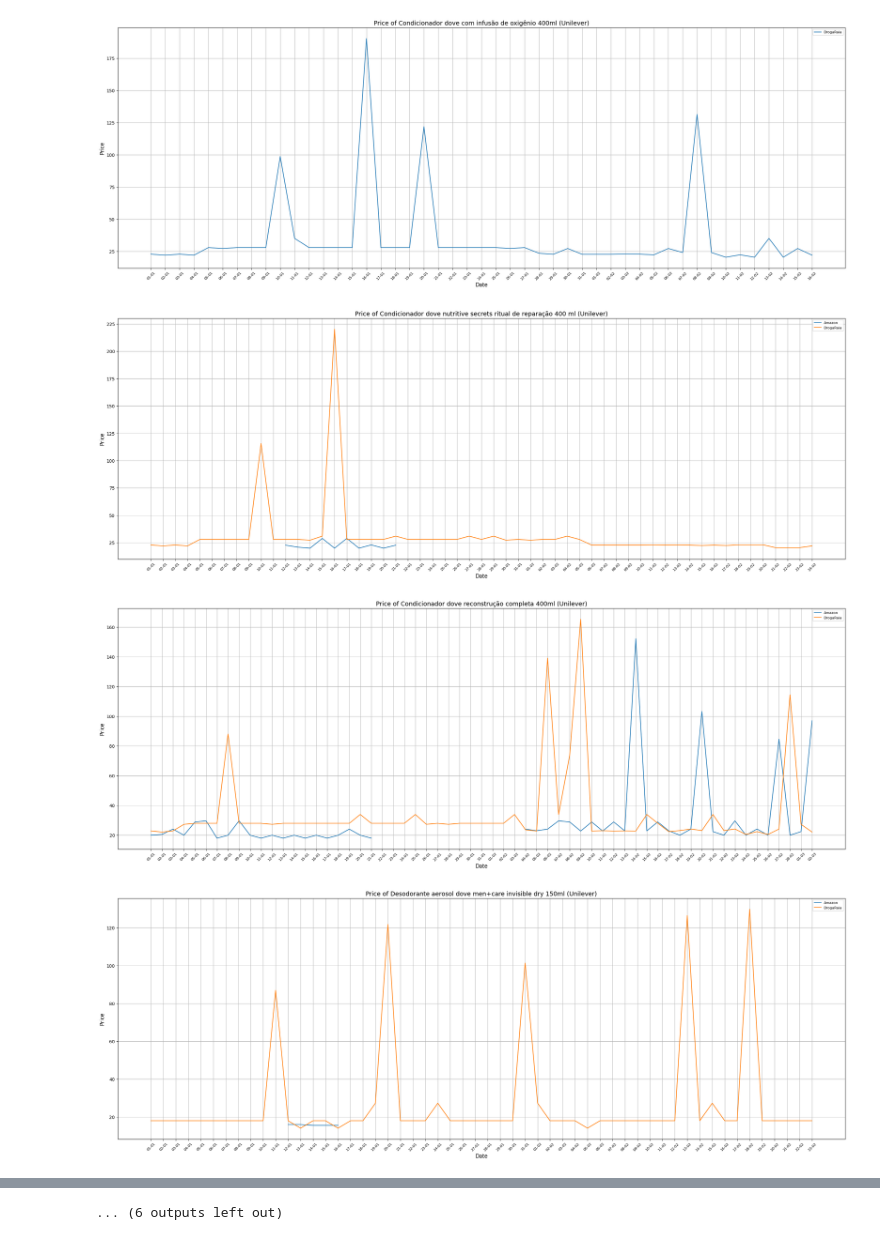
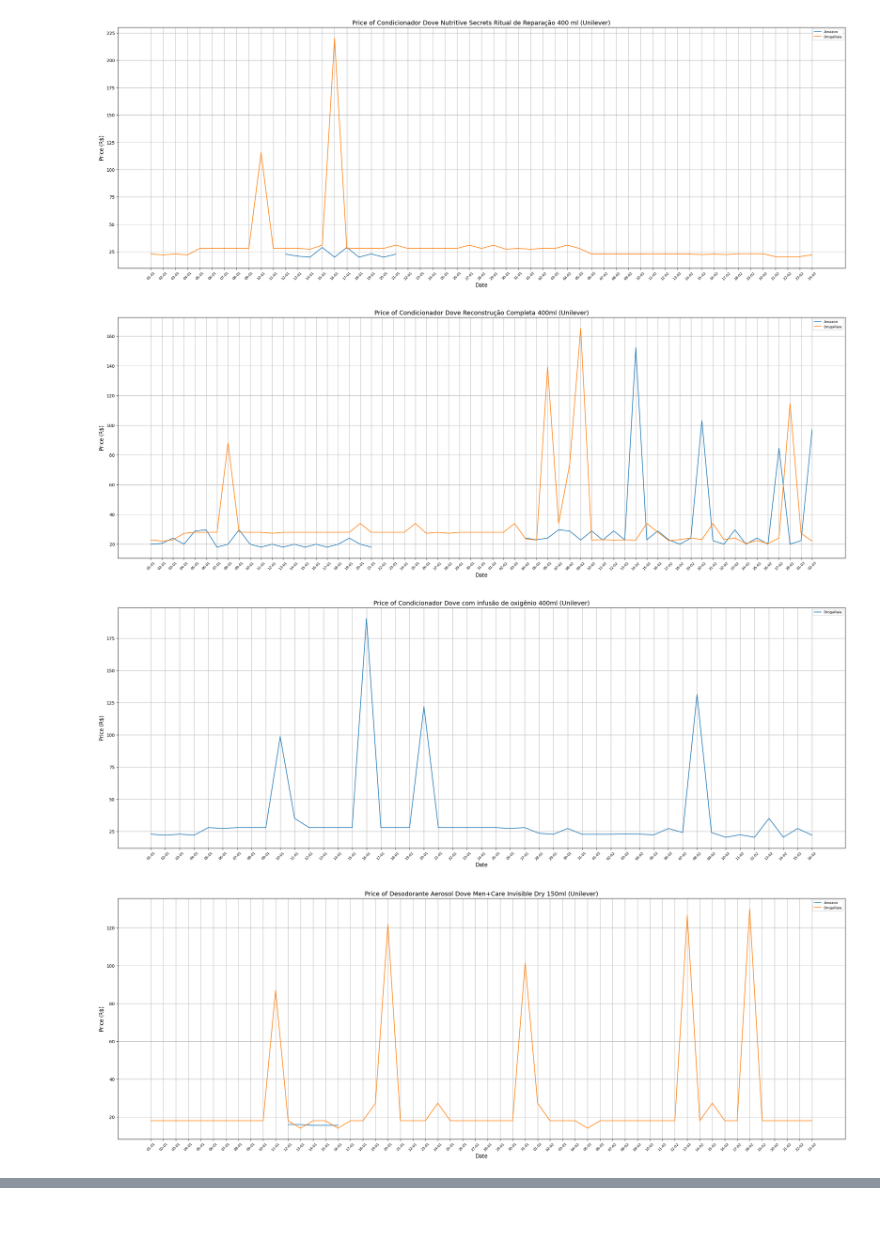
Before and after one commit to luizavboas/test-analytics-engineer_luiza, a Jupyter notebook: notebooks/data_analysis.ipynb, the cells around one changed output, grey strips where cells are left out. Drawn from its saved outputs; the diff is of its cells as text; code cells hidden in the pictures.

```diff
--- a/notebooks/data_analysis.ipynb
+++ b/notebooks/data_analysis.ipynb
@@ -26,6 +26,10 @@ def customer_identifier(df):
     df_result["Specifics"] = df_result["Customer"]
     df_result["Specifics"] = df_result["Specifics"].str.replace(r'^.+ - ','')
     df_result["Customer"] = df_result["Customer"].str.replace(r' - .+$','')
+
+    # All character uppercased
+    df_result[(df_result["Customer"].str.isupper())&((df_result["Customer"].str.find(r'[A-Z]+'))>3)]["Customer"].str.title()
+
     df_result.loc[(df_result["Specifics"].str.find("Concorrente")!=-1),"Competitor"] = 1
     df_result.loc[(df_result["Specifics"].str.find("Concorrente")!=-1),"Specifics"].str.replace("Concorrente",'')
 
@@ -93,7 +97,7 @@ def fix_inconsistences(df, key_error):
     # Situation 2
     elif(key_error == 'negative'):
         mean_prices = pd.DataFrame(df_result.loc[(df["FinalPrice"] > 0),
-                                ["FinalPrice","MasterKey_RetailerProduct"]].groupby("MasterKey_RetailerProduct").mean())
+        ["FinalPrice","MasterKey_RetailerProduct"]].groupby("MasterKey_RetailerProduct").mean())
 
 
         for item in df_result.loc[(df_result["FinalPrice"] < 0),["FinalPrice","MasterKey_RetailerProduct"]].index.values:
@@ -117,9 +121,9 @@ df_coletas = pd.read_csv(path+"Coletas.csv", na_values = na_vls, nrows = nrows)
 
 # Handling missing values
 df_coletas.dropna(inplace=True, how = 'all')
-df_coletas.fillna(value = 0, inplace=True)
 df_prod.dropna(inplace=True, how = 'all')
 df_prod.fillna(value = '', inplace=True)
+df_coletas.fillna(value = 0, inplace=True)
 
 # Register DataFrames Shapes
 clt_cols, clt_rows = df_coletas.shape
@@ -159,9 +163,10 @@ df_coletas["DateIns"] = pd.to_datetime(df_coletas["DateIns"].values).strftime('%
 
 # Formatting "Department","Category", "Product" columns strings to begin (each word) with upper case
 
-for cols in df_prod[["Department","Category", "Product"]].columns.values:
+for cols in df_prod[["Department","Category"]].columns.values:
     df_prod[cols] = df_prod[cols].str.capitalize()
 
 # Formatting "Brand" column value strings to begin with upper case
-df_prod.loc[(df_prod["Brand"] != df_prod["Customer"]),"Brand"].str.title()
+# All character uppercased
+df_prod[(df_prod["Brand"].str.isupper())&((df_prod["Customer"].str.find(r'[A-Z]+'))>3)]["Brand"].str.title()
 # %% [output]
@@ -218,9 +212,9 @@ for brand in pd.unique(df_selected_customer["Brand"]):
     if not pivot_data.empty:
         # Create a bar chart for each EAN
         #ax = pivot_data.plot(kind='bar')
-        ax = pivot_data.plot(kind='bar', figsize=(20, 5))
+        ax = pivot_data.plot(kind='bar', figsize=(15, 8))
         ax.set_xlabel('Product', fontsize=12)                                   # Xlabel font and size
-        ax.set_ylabel('Price', fontsize=12)                                     # Ylabel font and size
+        ax.set_ylabel('Price (R$)', fontsize=12)                                     # Ylabel font and size
 
         ax.set_title(f'Price Comparison for {brand} ({selected_customer})', fontsize=14)
 
@@ -284,9 +278,12 @@ Shampoo de glicerina baby dove hidratação glice...   19.01      19.78
 from matplotlib.dates import DateFormatter
 
 # Customer Price Analysis
-selected_customer = 'Unilever'
-selected_brand = 'Dove'
-selected_retailers = ['Amazon', 'DrogaRaia', 'Drogasil', 'Mercado Livre']
+selected_customer = 'Unilever'      #--> Customer name
+selected_brand = 'Dove'             #--> Customer associated brand
+
+selected_retailers = ['Amazon', 'DrogaRaia', 'Drogasil', 'Mercado Livre']   #--> Retailers to be analized
+
+num_ean = 5                         # --> Number of selected_brand products which prices will be analized
 
 df_join2 = df_prod.merge(right = df_coletas, how='inner',\
                         on = 'MasterKey_RetailerProduct').groupby(\
@@ -303,7 +300,7 @@ df_selected = df_join2[(df_join2['Customer'] == selected_customer)&
                                 (df_join2['Competitor'] == 0)]
 
 
-for ean in pd.unique(df_selected['EAN']):
+for ean in pd.unique(df_selected['EAN'])[0:num_ean]:
     df_ean = df_selected[df_selected['EAN'] == ean]
     prod = pd.unique(df_ean['Product'].values)[0]
 
@@ -315,36 +312,36 @@ for ean in pd.unique(df_selected['EAN']):
     # Pivot the data for plotting
     pivot_data = ean_retailer_prices.pivot(index='DateIns', columns='MasterKey_RetailerProduct', values='FinalPrice')
     pivot_data.columns = pivot_data.columns.str.replace(r'^[A-Za-z]+[0-9]+','')
 
     if not pivot_data.empty:
         # Create a chart
         fig, ax = plt.subplots(figsize=(30,10))
 
 
         for retailer in pd.unique(pivot_data.columns):
             ax.plot(pivot_data.index, pivot_data[retailer], label=retailer)
 
         ax.set_xlabel('Date', fontsize=12)                                      # Xlabel font and size
-        ax.set_ylabel('Price', fontsize=12)                                     # Ylabel font and size
+        ax.set_ylabel('Price (R$)', fontsize=12)                                     # Ylabel font and size
 
         ax.set_title(f'Price of {prod} ({selected_customer})', fontsize=14)
 
         # xlabels datetime formatting
         date_formatter = DateFormatter('%d-%m')  # Define the desired format
         ax.xaxis.set_major_formatter(date_formatter)
         plt.xticks(rotation=45, ha='center', fontsize=8)                         # Xlabel rotation and position
 
         ax.legend(loc='best')                                                   # Legend position
         ax.legend(fontsize=8)                                                   # Legend font size
 
         # Add grid lines to the plot
         ax.grid(True)
 
         #plt.tight_layout()
         plt.show()
 # %% [output]
-[figure, old version]
+[figure, new version]
-[figure, old version]
+[figure, new version]
-[figure, old version]
+[figure, new version]
 [figure]
 [figure]
@@ -358,4 +348,3 @@ for ean in pd.unique(df_selected['EAN']):
-... (6 outputs left out)
 # %%
 def descriptive_stats(prices):
 
```
Also changed, not shown: parts of 4 cells of this notebook, 2 other files.
